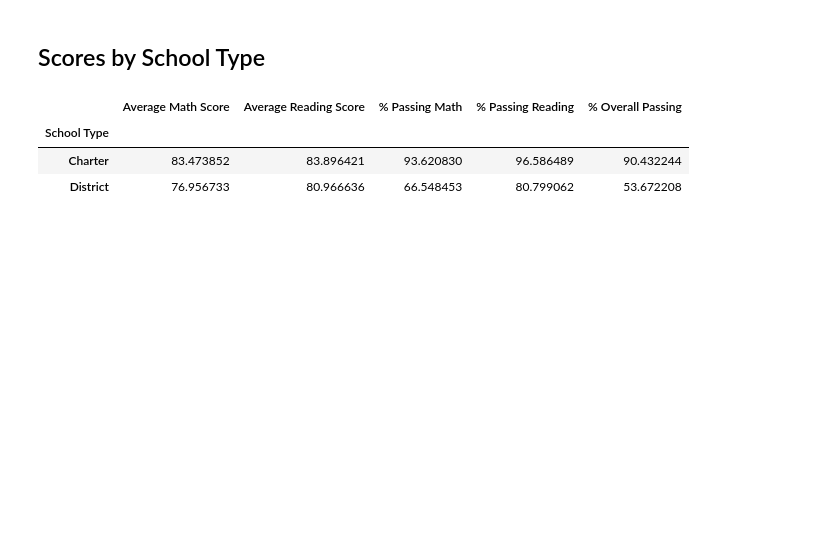
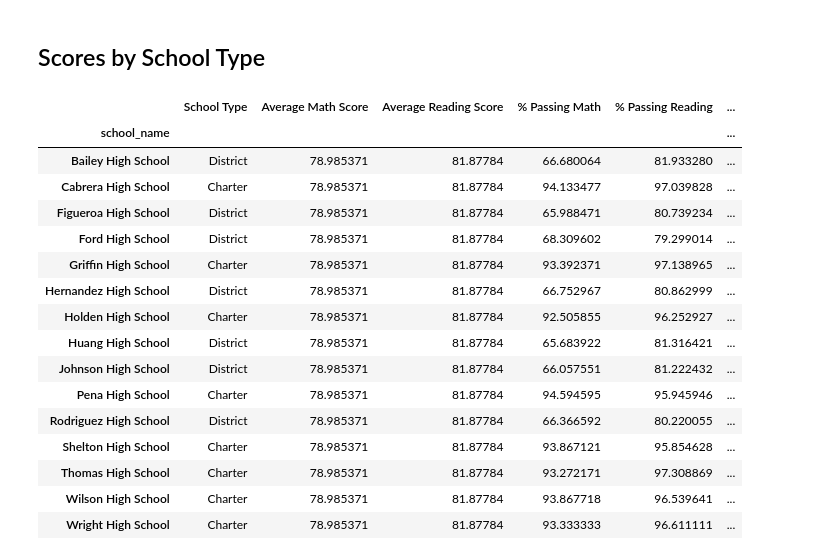
Before and after one commit to sarcaldwell36/PyCitySchool, a Jupyter notebook: PyCitySchools_starter.ipynb, the cells around one changed output. Saved outputs shown, nothing was run; the diff lists cells and outputs as text; code cells hidden in the pictures; blank space fills up the shorter version.

```diff
--- a/PyCitySchools_starter.ipynb
+++ b/PyCitySchools_starter.ipynb
@@ -533,4 +513,4 @@ labels = ["Small (<1000)", "Medium (1000-2000)", "Large (2000-5000)"]
 # Categorize the spending based on the bins
 # Use `pd.cut` on the "Total Students" column of the `per_school_summary` DataFrame.
 
-per_school_summary["School Size"] =
+school_summary_df["School Size"] = pd.cut(school_summary_df["Total Students"], size_bins, labels=labels)
@@ -574,27 +553,49 @@ size_summary
 # %% [markdown]
 ## Scores by School Type
 # %%
+school_summary_df = school_summary_df.reset_index()
+
 # Group the per_school_summary DataFrame by "School Type" and average the results.
-type_math_scores =
-type_reading_scores =
-type_passing_math =
-type_passing_reading =
-type_overall_passing =
+type_math_scores = school_summary_df.groupby(["School Type"]).mean()
+type_reading_scores = school_summary_df.groupby(["School Type"]).mean()
+type_passing_math = school_summary_df.groupby(["School Type"]).mean()
+type_passing_reading = school_summary_df.groupby(["School Type"]).mean()
+type_overall_passing = school_summary_df.groupby(["School Type"]).mean()
 
 # Use the code provided to select new column data
 average_math_score_by_type = type_math_scores["Average Math Score"]
 average_reading_score_by_type = type_reading_scores["Average Reading Score"]
 average_percent_passing_math_by_type = type_passing_math["% Passing Math"]
 average_percent_passing_reading_by_type = type_passing_reading["% Passing Reading"]
-average_percent_overall_passing_by_type = type_overall_passing["% Overall Passing"]
+average_percent_overall_passing_by_type = type_overall_passing["% Overall Passing Rate"]
 # %%
 # Assemble the new data by type into a DataFrame called `type_summary`
+type_summary = school_summary_df[["School Type",
+                                  "Average Math Score",
+                                "Average Reading Score",
+                "% Passing Math",
+                "% Passing Reading",
+                "% Overall Passing Rate"]]
 
+type_summary.set_index = ("School Type")
 
 # Display results
 type_summary
 # %% [output]
-|  | Average Math Score | Average Reading Score | % Passing Math | % Passing Reading | % Overall Passing |
-| School Type |  |  |  |  |  |
-| Charter | 83.473852 | 83.896421 | 93.620830 | 96.586489 | 90.432244 |
-| District | 76.956733 | 80.966636 | 66.548453 | 80.799062 | 53.672208 |
+|  | School Type | Average Math Score | Average Reading Score | % Passing Math | % Passing Reading | ... |
+| school_name |  |  |  |  |  | ... |
+| Bailey High School | District | 78.985371 | 81.87784 | 66.680064 | 81.933280 | ... |
+| Cabrera High School | Charter | 78.985371 | 81.87784 | 94.133477 | 97.039828 | ... |
+| Figueroa High School | District | 78.985371 | 81.87784 | 65.988471 | 80.739234 | ... |
+| Ford High School | District | 78.985371 | 81.87784 | 68.309602 | 79.299014 | ... |
+| Griffin High School | Charter | 78.985371 | 81.87784 | 93.392371 | 97.138965 | ... |
+| Hernandez High School | District | 78.985371 | 81.87784 | 66.752967 | 80.862999 | ... |
+| Holden High School | Charter | 78.985371 | 81.87784 | 92.505855 | 96.252927 | ... |
+| Huang High School | District | 78.985371 | 81.87784 | 65.683922 | 81.316421 | ... |
+| Johnson High School | District | 78.985371 | 81.87784 | 66.057551 | 81.222432 | ... |
+| Pena High School | Charter | 78.985371 | 81.87784 | 94.594595 | 95.945946 | ... |
+| Rodriguez High School | District | 78.985371 | 81.87784 | 66.366592 | 80.220055 | ... |
+| Shelton High School | Charter | 78.985371 | 81.87784 | 93.867121 | 95.854628 | ... |
+| Thomas High School | Charter | 78.985371 | 81.87784 | 93.272171 | 97.308869 | ... |
+| Wilson High School | Charter | 78.985371 | 81.87784 | 93.867718 | 96.539641 | ... |
+| Wright High School | Charter | 78.985371 | 81.87784 | 93.333333 | 96.611111 | ... |
```
Also changed, not shown: parts of 12 cells of this notebook.
